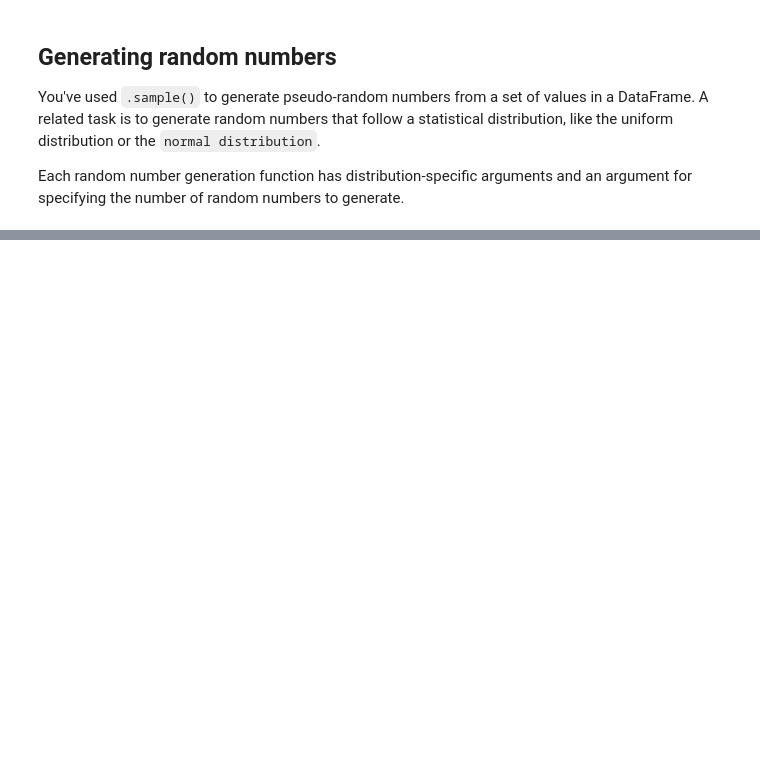
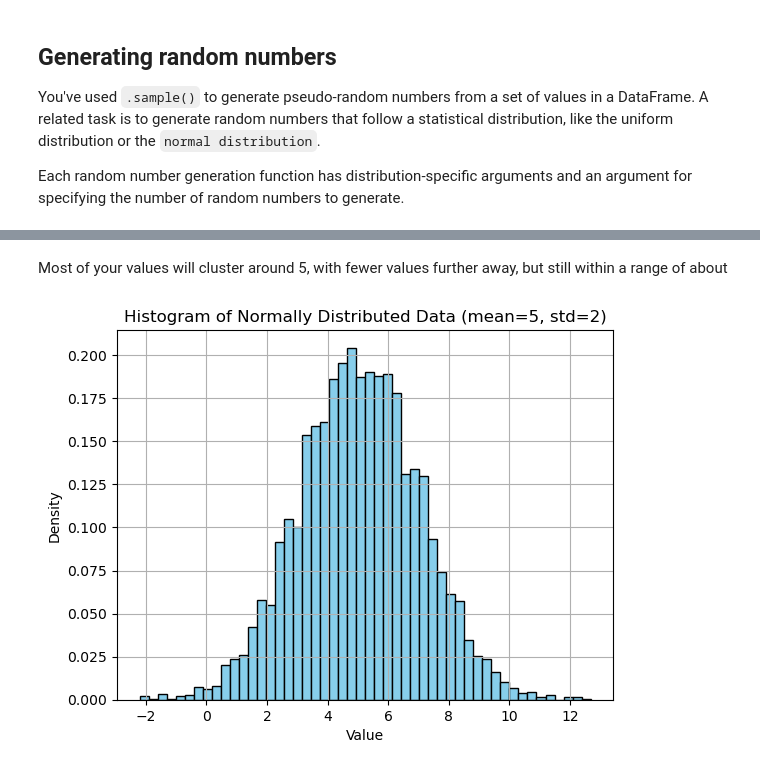
Before and after one commit to aziscript/Python-for-data-analysis, a Jupyter notebook: SamplinginPython.ipynb, the cells around one changed output, grey strips where cells are left out. Drawn from its saved outputs; the diff is of its cells as text; code cells hidden in the pictures; blank space fills up the shorter version.

```diff
--- a/SamplinginPython.ipynb
+++ b/SamplinginPython.ipynb
@@ -192,0 +219,11 @@ Each random number generation function has distribution-specific arguments and a
+# %% [markdown]
+Most of your values will cluster around 5, with fewer values further away, but still within a range of about
+# %%
+plt.hist(normals, bins=50, color='skyblue', edgecolor='black', density=True)
+plt.title('Histogram of Normally Distributed Data (mean=5, std=2)')
+plt.xlabel('Value')
+plt.ylabel('Density')
+plt.grid(True)
+plt.show()
+# %% [output]
+[figure, added]
```
Also changed, not shown: parts of 57 cells of this notebook, 3 other files.
